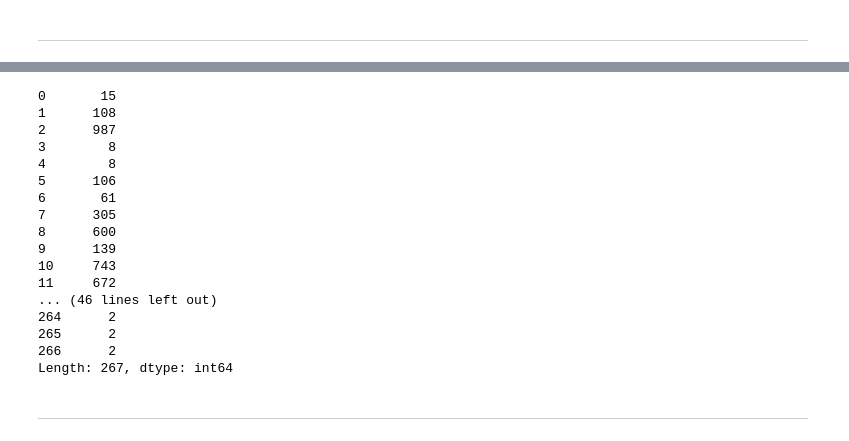
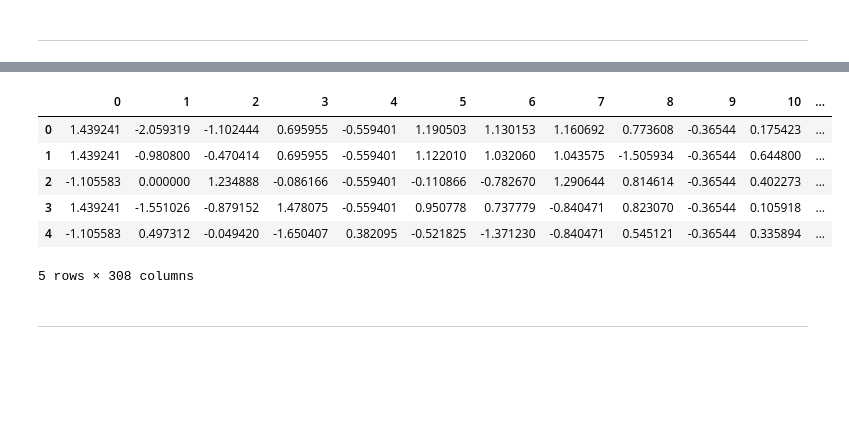
Before and after one commit to rbuerki/projects-ml, a Jupyter notebook: price_prediction_ames_housing/2-Modelling_Elastic_Net.ipynb, the cells around one changed output, grey strips where cells are left out. Saved outputs shown, nothing was run; the diff lists cells and outputs as text; code cells hidden in the pictures; blank space fills up the shorter version.

Commit message:
REFACTOR: OHE outside pipe

```diff
--- a/price_prediction_ames_housing/2-Modelling_Elastic_Net.ipynb
+++ b/price_prediction_ames_housing/2-Modelling_Elastic_Net.ipynb
@@ -372,0 +364,14 @@ X_train, X_test, y_train, y_test  = train_test_split(X, y, test_size = 0.2, rand
+# %%
+# Split features and target variable
+X_temp = train_data_outliers.drop(['SalePrice'], axis = 1)
+y = train_data_outliers['SalePrice'].copy()
+# One-Hot-Encode features and save column names
+X = pd.get_dummies(X_temp, dummy_na=True)
+feature_names = X.columns
+# Save names for cat and num features separately (for pipeline)
+num_features = list(X_temp.select_dtypes(include=['float64', 'int64']).columns)
+cat_features = list(set(feature_names).difference(set(num_features)))
+assert len(num_features) + len(cat_features) == len(feature_names)
+
+# Train-test split
+X_train, X_test, y_train, y_test  = train_test_split(X, y, test_size = 0.2, random_state = 666)
@@ -385,8 +399,8 @@ def build_final_pipe(X_train, y_train, reg):
     """
 
     # Define cat and num feature columns
-    categorical_features = X_train.select_dtypes(include=['category']).columns
-    numeric_features = X_train.select_dtypes(include=['float64', 'int64']).columns
+    categorical_features = X_train[cat_features].columns
+    numeric_features = X_train[num_features].columns
     assert len(categorical_features) + len(numeric_features) == X_train.shape[1]
 
     # level 1 - two separate pipes for cat and num features
@@ -396,8 +410,7 @@ def build_final_pipe(X_train, y_train, reg):
             ])
 
     categorical_transformer = Pipeline(steps=[
-        ('imputer_c', SimpleImputer(strategy='constant', fill_value='missing')),
-        ('ohe', OneHotEncoder(handle_unknown='ignore')),
+        ('pass', transform.PassthroughTransformer()), # Simple Passtrough
             ])
 
     # level 2 - wrap the two level 1 pipes into a ColumnTransformer
@@ -413,4 +426,4 @@ def build_final_pipe(X_train, y_train, reg):
                        ('reg', reg),
                                ])
 
-    return full_pipe
+    return preprocessor, full_pipe
@@ -429,3 +430,15 @@ y_pred = full_pipe_final.predict(X_test)
+# %%
+# Define final model withouth CV, some parameters changed.
+# Among others I lowered l1_ratio to have more stability (trading in some precision)
+elastic_net_final = ElasticNet(alpha=0.0009, l1_ratio=0.5, max_iter=3000,
+                               fit_intercept=True, normalize=False, precompute=False,
+                                 tol=0.0001, copy_X=True, warm_start=False,
+                                 positive=False, random_state=666)
+
+# Build, fit, predict
+preprocessor_final, full_pipe_final = build_final_pipe(X_train, y_train, elastic_net_final)
+full_pipe_final.fit(X_train, y_train)
+y_pred = full_pipe_final.predict(X_test)
 # %%
 print('Test r2 score: ', r2_score(y_test, y_pred))
 test_mse = mean_squared_error(y_pred, y_test)
@@ -488,23 +473,15 @@ X_tr = preprocessor.fit_transform(X)
-# %%
-# Check if num or cat features are stored first --> num
-pd.DataFrame(X_tr.todense()).nunique()
-# %% [output]
-0       15
-1      108
-2      987
-3        8
-4        8
-5      106
-6       61
-7      305
-8      600
-9      139
-10     743
-11     672
-... (46 lines left out)
-264      2
-265      2
-266      2
-Length: 267, dtype: int64
+# %%
+preprocessed_data = pd.DataFrame(preprocessor_final.fit_transform(X_train))
+# %%
+# Have a look
+preprocessed_data.head()
+# %% [output]
+|  | 0 | 1 | 2 | 3 | 4 | 5 | 6 | 7 | 8 | 9 | 10 | ... |
+| 0 | 1.439241 | -2.059319 | -1.102444 | 0.695955 | -0.559401 | 1.190503 | 1.130153 | 1.160692 | 0.773608 | -0.36544 | 0.175423 | ... |
+| 1 | 1.439241 | -0.980800 | -0.470414 | 0.695955 | -0.559401 | 1.122010 | 1.032060 | 1.043575 | -1.505934 | -0.36544 | 0.644800 | ... |
+| 2 | -1.105583 | 0.000000 | 1.234888 | -0.086166 | -0.559401 | -0.110866 | -0.782670 | 1.290644 | 0.814614 | -0.36544 | 0.402273 | ... |
+| 3 | 1.439241 | -1.551026 | -0.879152 | 1.478075 | -0.559401 | 0.950778 | 0.737779 | -0.840471 | 0.823070 | -0.36544 | 0.105918 | ... |
+| 4 | -1.105583 | 0.497312 | -0.049420 | -1.650407 | 0.382095 | -0.521825 | -1.371230 | -0.840471 | 0.545121 | -0.36544 | 0.335894 | ... |
+5 rows × 308 columns
 # %% [markdown]
 ---
```
Also changed, not shown: parts of 27 cells of this notebook, 1 other file.
